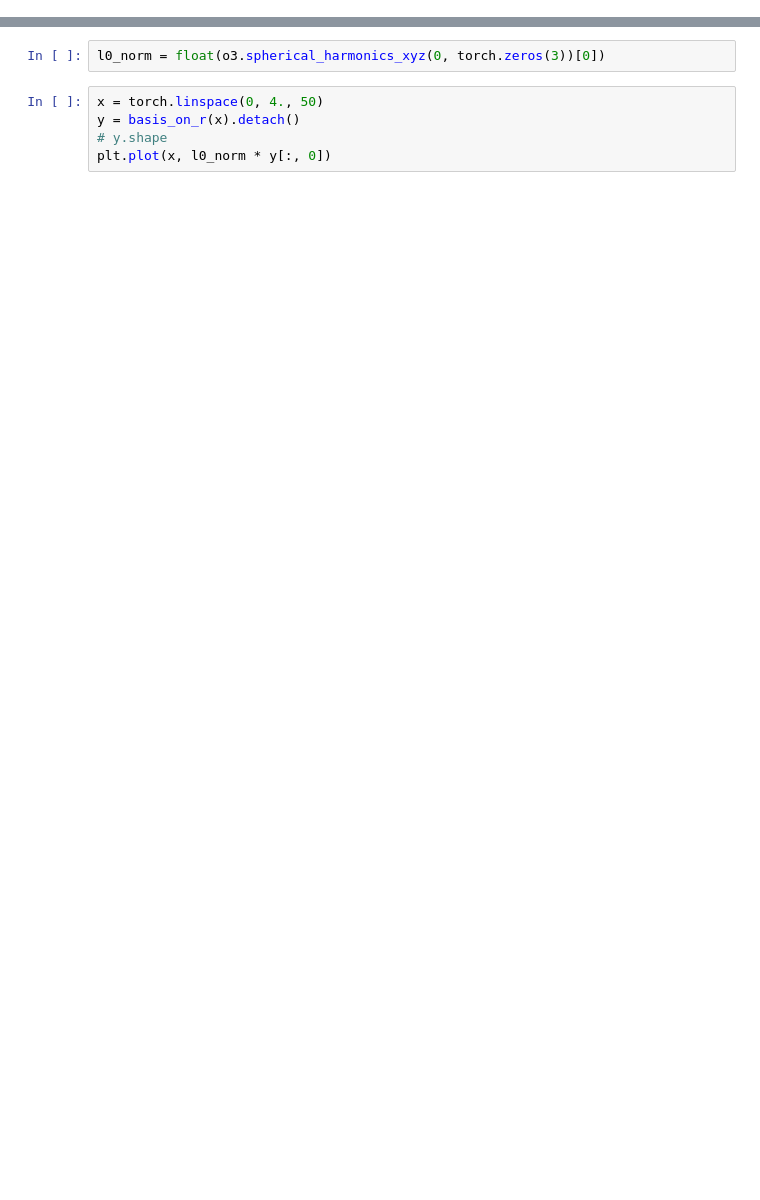
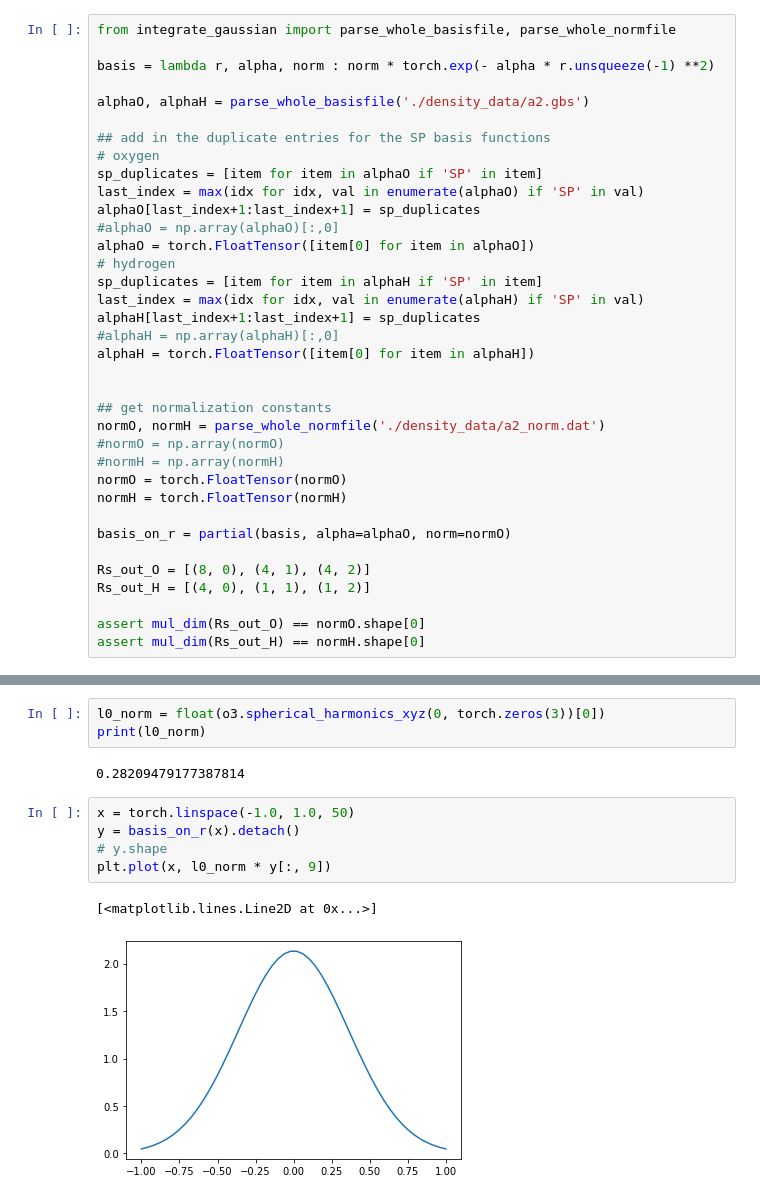
Before and after one commit to blondegeek/e3nn_tutorial, a Jupyter notebook: plot_filter.ipynb, the cells around one changed output, grey strips where cells are left out. Cells and saved outputs as stored; diff of their text form; blank space fills up the shorter version.

Commit message:
adding density tutorial. code is currently a mess.

```diff
--- a/plot_filter.ipynb
+++ b/plot_filter.ipynb
@@ -27 +21,37 @@ vsf = VisualizeSphericalFunction(basis_on_r, Rs, o3.spherical_harmonics_xyz)
+# %%
+from integrate_gaussian import parse_whole_basisfile, parse_whole_normfile
+
+basis = lambda r, alpha, norm : norm * torch.exp(- alpha * r.unsqueeze(-1) **2)
+
+alphaO, alphaH = parse_whole_basisfile('./density_data/a2.gbs')
+
+## add in the duplicate entries for the SP basis functions
+# oxygen
+sp_duplicates = [item for item in alphaO if 'SP' in item]
+last_index = max(idx for idx, val in enumerate(alphaO) if 'SP' in val)
+alphaO[last_index+1:last_index+1] = sp_duplicates
+#alphaO = np.array(alphaO)[:,0]
+alphaO = torch.FloatTensor([item[0] for item in alphaO])
+# hydrogen
+sp_duplicates = [item for item in alphaH if 'SP' in item]
+last_index = max(idx for idx, val in enumerate(alphaH) if 'SP' in val)
+alphaH[last_index+1:last_index+1] = sp_duplicates
+#alphaH = np.array(alphaH)[:,0]
+alphaH = torch.FloatTensor([item[0] for item in alphaH])
+
+
+## get normalization constants
+normO, normH = parse_whole_normfile('./density_data/a2_norm.dat')
+#normO = np.array(normO)
+#normH = np.array(normH)
+normO = torch.FloatTensor(normO)
+normH = torch.FloatTensor(normH)
+
+basis_on_r = partial(basis, alpha=alphaO, norm=normO)
+
+Rs_out_O = [(8, 0), (4, 1), (4, 2)]
+Rs_out_H = [(4, 0), (1, 1), (1, 2)]
+
+assert mul_dim(Rs_out_O) == normO.shape[0]
+assert mul_dim(Rs_out_H) == normH.shape[0]
 # %%
@@ -44,9 +80,15 @@ fig.show()
 # %%
 l0_norm = float(o3.spherical_harmonics_xyz(0, torch.zeros(3))[0])
+print(l0_norm)
+# %% [output]
+0.28209479177387814
 # %%
-x = torch.linspace(0, 4., 50)
+x = torch.linspace(-1.0, 1.0, 50)
 y = basis_on_r(x).detach()
 # y.shape
-plt.plot(x, l0_norm * y[:, 0])
+plt.plot(x, l0_norm * y[:, 9])
+# %% [output]
+[<matplotlib.lines.Line2D at 0x...>]
+[figure, added]
 # %%
 torch.max(y[:, 0])
```
Also changed, not shown: parts of 6 cells of this notebook, 8 other files.
